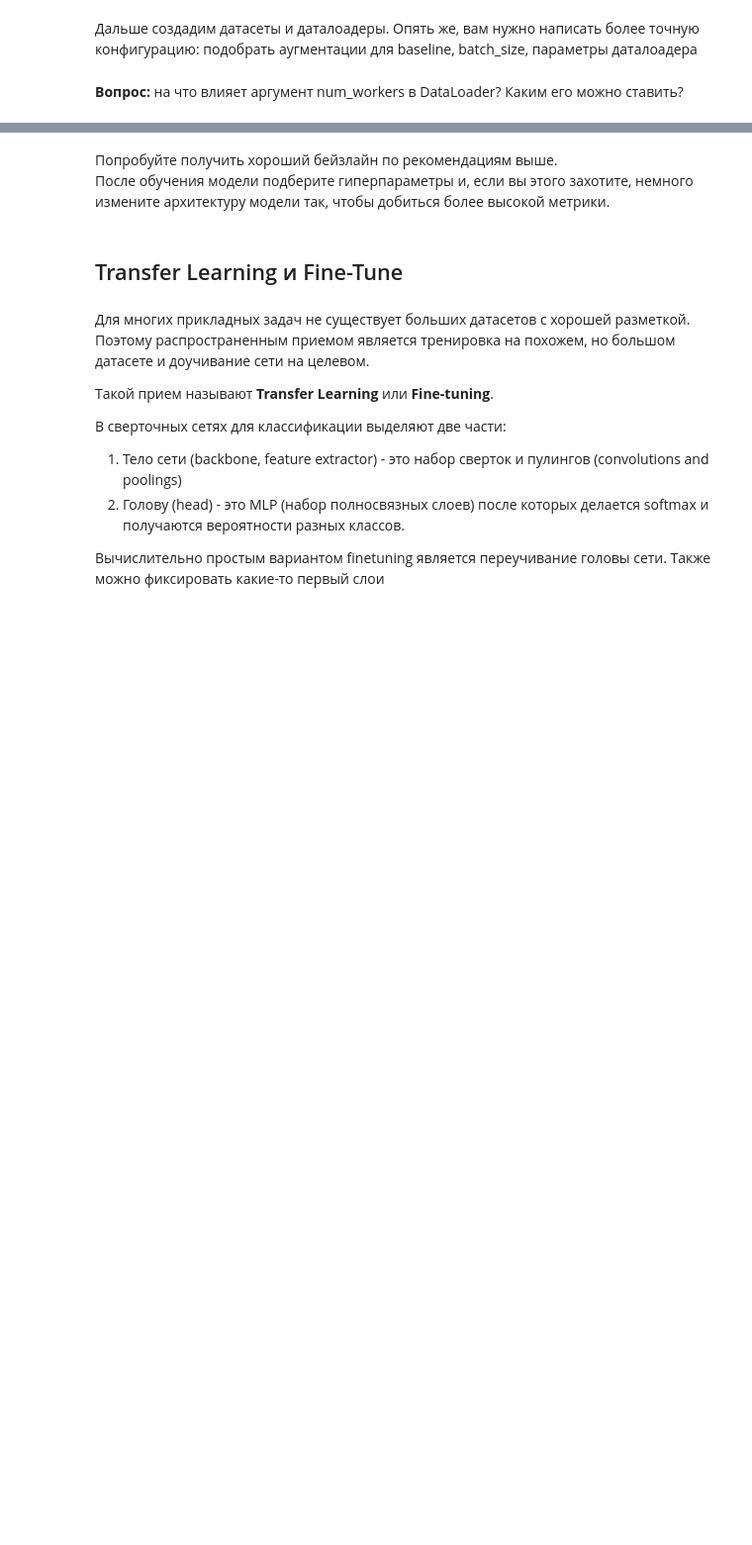
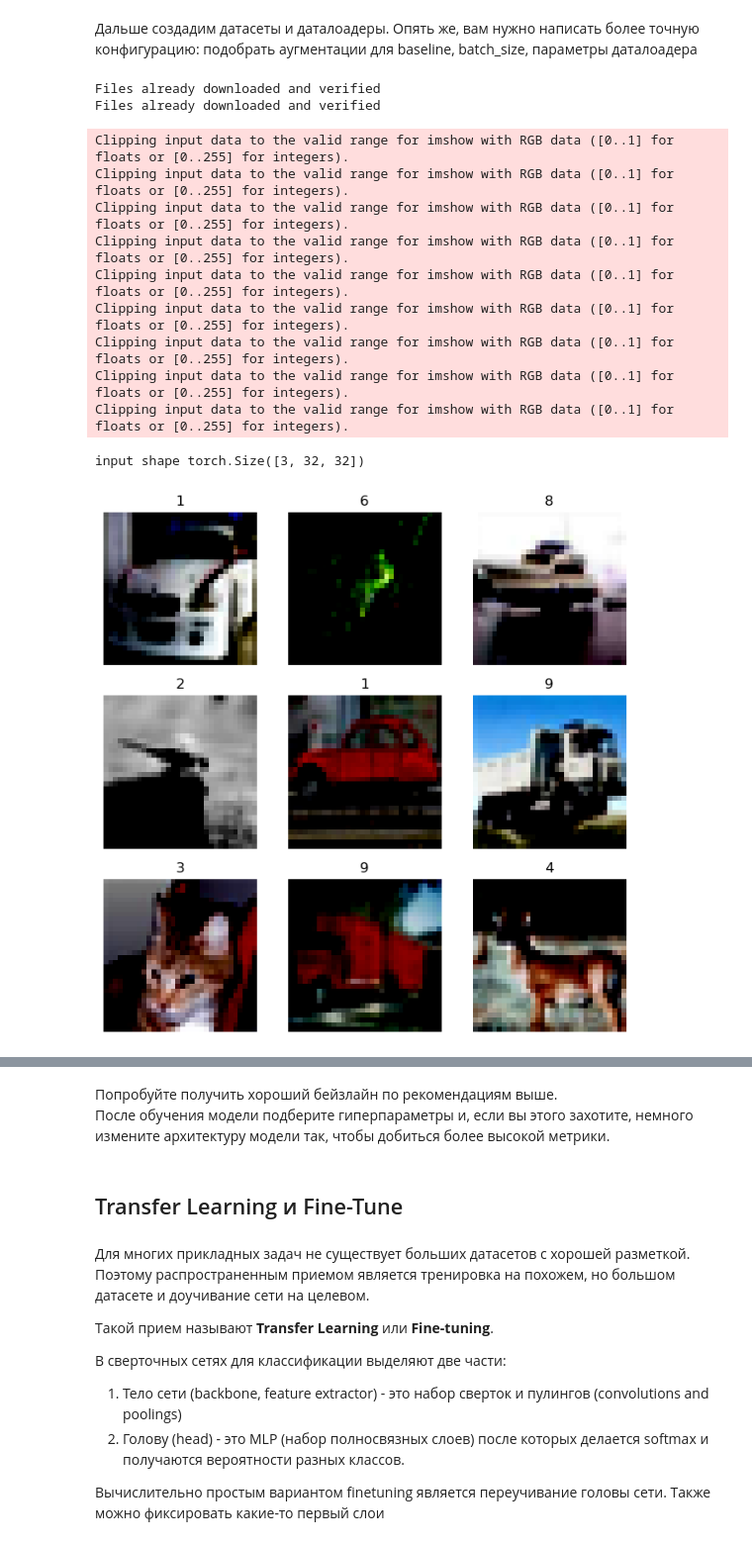
Before and after one commit to Zararest/Python-ML, a Jupyter notebook: hw2-2/hw_2_2_pytorch.ipynb, the cells around one changed output, grey strips where cells are left out. Shown: that part at 99% size. Cells and saved outputs as stored; diff of their text form; code cells hidden in the pictures; blank space fills up the shorter version.

Commit message:
Problems with image size

```diff
--- a/hw2-2/hw_2_2_pytorch.ipynb
+++ b/hw2-2/hw_2_2_pytorch.ipynb
@@ -276,26 +281,33 @@ model_pl = ConvModelPL(model, lr=1e-4, weight_decay=1e-6)
 # %% [markdown]
 Дальше создадим датасеты и даталоадеры.
 Опять же, вам нужно написать более точную конфигурацию: подобрать аугментации для baseline, batch_size, параметры даталоадера
+# %%
+import torchvision
+from torchvision import transforms
+
+batch_size = 32
+workers = 1
+
+# вспомните, что вы можете использовать не только аугментации из torchvision
+# но и из albumentations и, если уж совсем хотите заморочиться, nvidia dali
+# прочитайте вот эту статью, возможно, аугментации из нее могут вам помочь
+# https://openaccess.thecvf.com/content_CVPR_2019/papers/He_Bag_of_Tricks_for_Image_Classification_with_Convolutional_Neural_Networks_CVPR_2019_paper.pdf
+transform_to_tensor = transforms.Compose(
+    [transforms.ToTensor(),
+     transforms.Normalize((0.5, 0.5, 0.5), (0.5, 0.5, 0.5))])
+
+test_transform = transform_to_tensor
+train_transform = transforms.Compose([transform_to_tensor,
+                                      transforms.RandomHorizontalFlip(p=0.1)])
+
+train_set = torchvision.datasets.CIFAR10(root='./data', train=True,
+                                        download=True, transform=train_transform)
+test_set = torchvision.datasets.CIFAR10(root='./data', train=False,
+                                       download=True, transform=test_transform)
+# %% [output]
+Files already downloaded and verified
+Files already downloaded and verified
 # %%
-import torchvision
-from torchvision import transforms
-
-batch_size = 32
-workers = 1
-
-# вспомните, что вы можете использовать не только аугментации из torchvision
-# но и из albumentations и, если уж совсем хотите заморочиться, nvidia dali
-# прочитайте вот эту статью, возможно, аугментации из нее могут вам помочь
-# https://openaccess.thecvf.com/content_CVPR_2019/papers/He_Bag_of_Tricks_for_Image_Classification_with_Convolutional_Neural_Networks_CVPR_2019_paper.pdf
-transform = transforms.Compose(
-    # <your code here>
-    [transforms.ToTensor(),
-     transforms.Normalize((0.5, 0.5, 0.5), (0.5, 0.5, 0.5))])
-
-train_set = torchvision.datasets.CIFAR10(root='./data', train=True,
-                                        download=True, transform=transform)
-test_set = torchvision.datasets.CIFAR10(root='./data', train=False,
-                                       download=True, transform=transform)
 
 # есть несколько способов ускорения даталоадера
 
@@ -318,5 +330,31 @@ train_loader = torch.utils.data.DataLoader(train_set, batch_size=batch_size,
                                           shuffle=True, num_workers=workers)
 test_loader = torch.utils.data.DataLoader(test_set, batch_size=batch_size,
                                          shuffle=False, num_workers=workers)
-# %% [markdown]
-**Вопрос:** на что влияет аргумент num_workers в DataLoader? Каким его можно ставить?
+# %%
+import matplotlib.pyplot as plt
+%matplotlib inline
+
+figure = plt.figure(figsize=(8, 8))
+cols, rows = 3, 3
+for i in range(1, cols * rows + 1):
+    sample_idx = torch.randint(len(train_set), size=(1,)).item()
+    img, label = train_set[sample_idx]
+    img = img.permute(1, 2, 0)
+    figure.add_subplot(rows, cols, i)
+    plt.title(label)
+    plt.axis("off")
+    plt.imshow(img.squeeze(), cmap="gray")
+print(f"input shape {train_set[0][0].shape}")
+plt.show()
+# %% [output]
+Clipping input data to the valid range for imshow with RGB data ([0..1] for floats or [0..255] for integers).
+Clipping input data to the valid range for imshow with RGB data ([0..1] for floats or [0..255] for integers).
+Clipping input data to the valid range for imshow with RGB data ([0..1] for floats or [0..255] for integers).
+Clipping input data to the valid range for imshow with RGB data ([0..1] for floats or [0..255] for integers).
+Clipping input data to the valid range for imshow with RGB data ([0..1] for floats or [0..255] for integers).
+Clipping input data to the valid range for imshow with RGB data ([0..1] for floats or [0..255] for integers).
+Clipping input data to the valid range for imshow with RGB data ([0..1] for floats or [0..255] for integers).
+Clipping input data to the valid range for imshow with RGB data ([0..1] for floats or [0..255] for integers).
+Clipping input data to the valid range for imshow with RGB data ([0..1] for floats or [0..255] for integers).
+input shape torch.Size([3, 32, 32])
+[figure, added]
```
Also changed, not shown: parts of 11 cells of this notebook.
